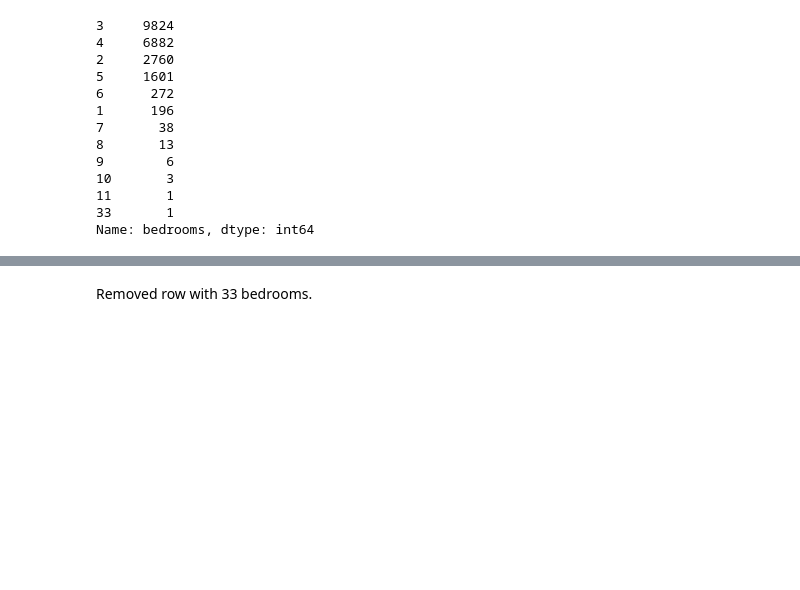
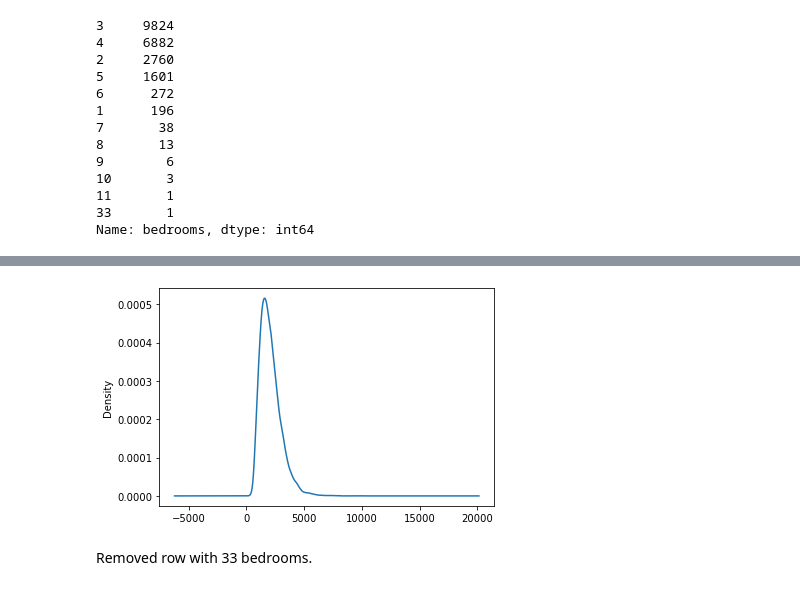
Before and after one commit to ssaeed85/dsc-ph2-KingsCountyRealEstate, a Jupyter notebook: Workspace/Zach/Untitled.ipynb, the cells around one changed output, grey strips where cells are left out. Saved outputs shown, nothing was run; the diff lists cells and outputs as text; code cells hidden in the pictures; blank space fills up the shorter version.

```diff
--- a/Workspace/Zach/Untitled.ipynb
+++ b/Workspace/Zach/Untitled.ipynb
@@ -66,3 +111,8 @@ df = df[df['bedrooms'] <=30].copy()
+# %%
+df['sqft_living'].plot.kde()
+plt.show()
+# %% [output]
+[figure, added]
 # %% [markdown]
 Removed row with 33 bedrooms.
 # %%
```
Also changed, not shown: parts of 36 cells of this notebook.
